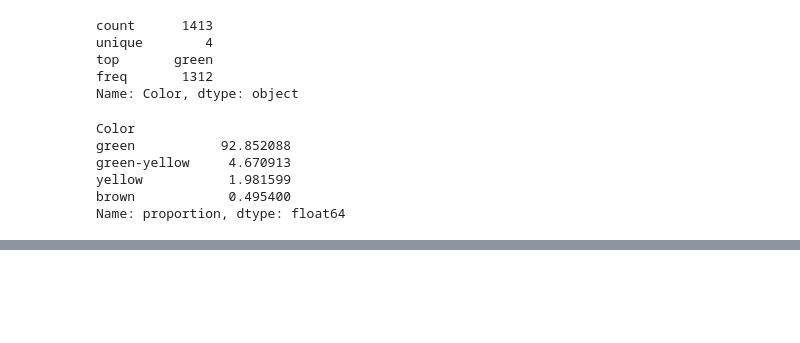
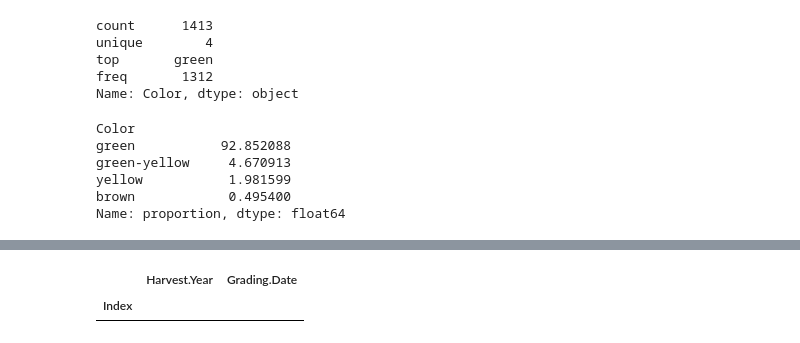
Before and after one commit to SonalJayasinghe/brewlytics, a Jupyter notebook: src/coffee filter/coffee_filter.ipynb, the cells around one changed output, grey strips where cells are left out. Drawn from its saved outputs; the diff is of its cells as text; code cells hidden in the pictures; blank space fills up the shorter version.

```diff
--- a/src/coffee filter/coffee_filter.ipynb
+++ b/src/coffee filter/coffee_filter.ipynb
@@ -820,0 +849,22 @@ Name: proportion, dtype: float64
+# %%
+df.at[16, 'Harvest.Year'] = '2010'
+df.at[312, 'Harvest.Year'] = '2011'
+df.at[395, 'Harvest.Year'] = '2010'
+df.at[477, 'Harvest.Year'] = '2010'
+df.at[527, 'Harvest.Year'] = '2011'
+df.at[631, 'Harvest.Year'] = '2011'
+df.at[776, 'Harvest.Year'] = '2011'
+df.at[814, 'Harvest.Year'] = '2011'
+df.at[869, 'Harvest.Year'] = '2011'
+df.at[932, 'Harvest.Year'] = '2011'
+df.at[1167, 'Harvest.Year'] = '2011'
+df.at[1191, 'Harvest.Year'] = '2010'
+df.at[492, 'Harvest.Year'] = '2011'
+# %%
+mask = ~df['Harvest.Year'].str.contains(r'\d{4}', regex=True)
+result = df.loc[mask, ['Harvest.Year', 'Grading.Date']]
+result.index.name = 'Index'
+display(result)
+# %% [output]
+|  | Harvest.Year | Grading.Date |
+| Index |  |  |
```
Also changed, not shown: parts of 12 cells of this notebook.
